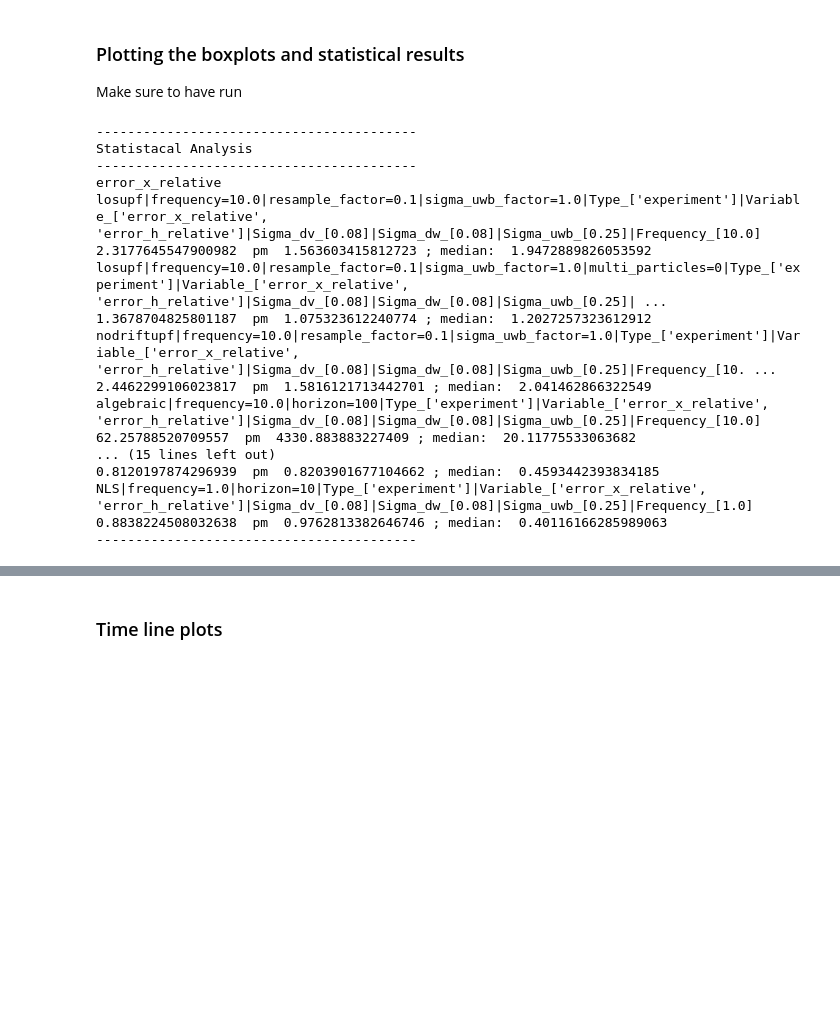
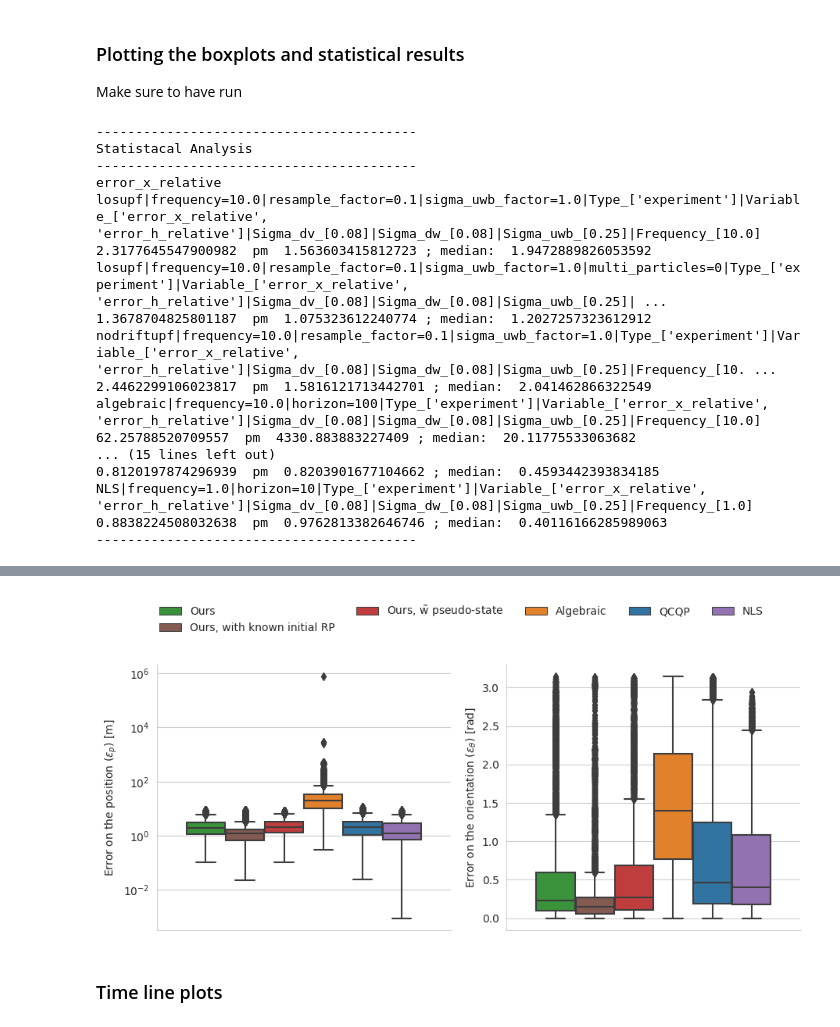
Before and after one commit to y2d2/UPF_RPE, a Jupyter notebook: Graphs.ipynb, the cells around one changed output, grey strips where cells are left out. Saved outputs shown, nothing was run; the diff lists cells and outputs as text; code cells hidden in the pictures; blank space fills up the shorter version.

Commit message:
Working on the graphs.

```diff
--- a/Graphs.ipynb
+++ b/Graphs.ipynb
@@ -207,10 +207,10 @@ Loading 100 %: Results/experiments/exp_losupf|frequency=10c0|resample_factor=0c1
 Make sure to have run
 # %%
 import matplotlib
-matplotlib.use('Qt5Agg')
+# matplotlib.use('Qt5Agg')
 import matplotlib.pyplot as plt
 import seaborn as sns
-%matplotlib notebook
+%matplotlib inline
 
 taa.print_statistics(methods_names, ["error_x_relative", "error_h_relative"], df)
 g = taa.boxplot_exp(df, methods_color=methods_colors, methods_legend=methods_legends,
@@ -250,3 +248,4 @@ NLS|frequency=1.0|horizon=10|Type_['experiment']|Variable_['error_x_relative', '
+[figure, added]
 # %% [markdown]
 ### Time line plots
 # %%
```
Also changed, not shown: parts of 4 cells of this notebook, 4 other files.
